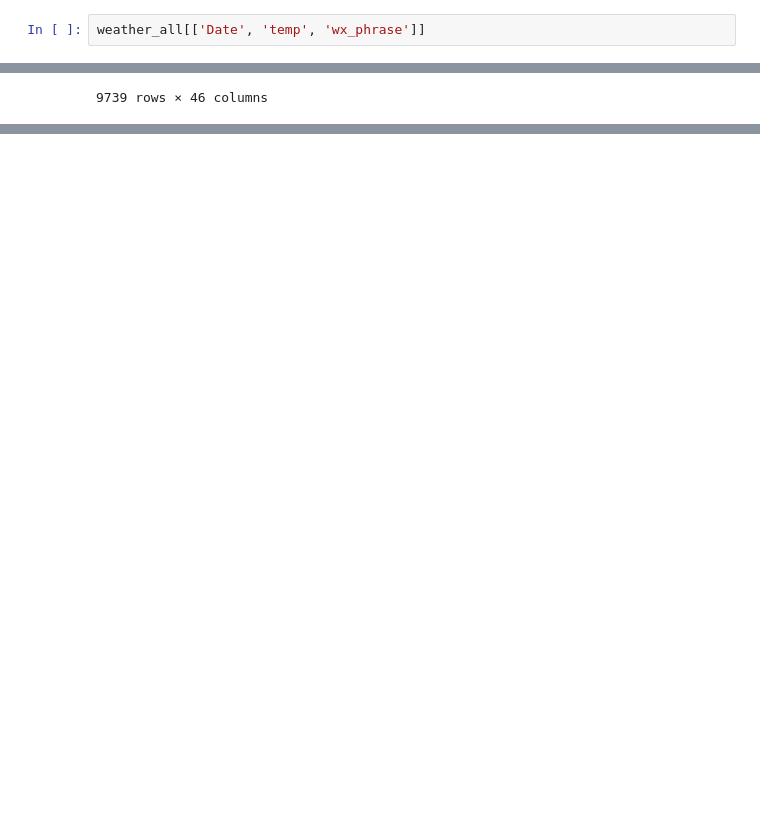
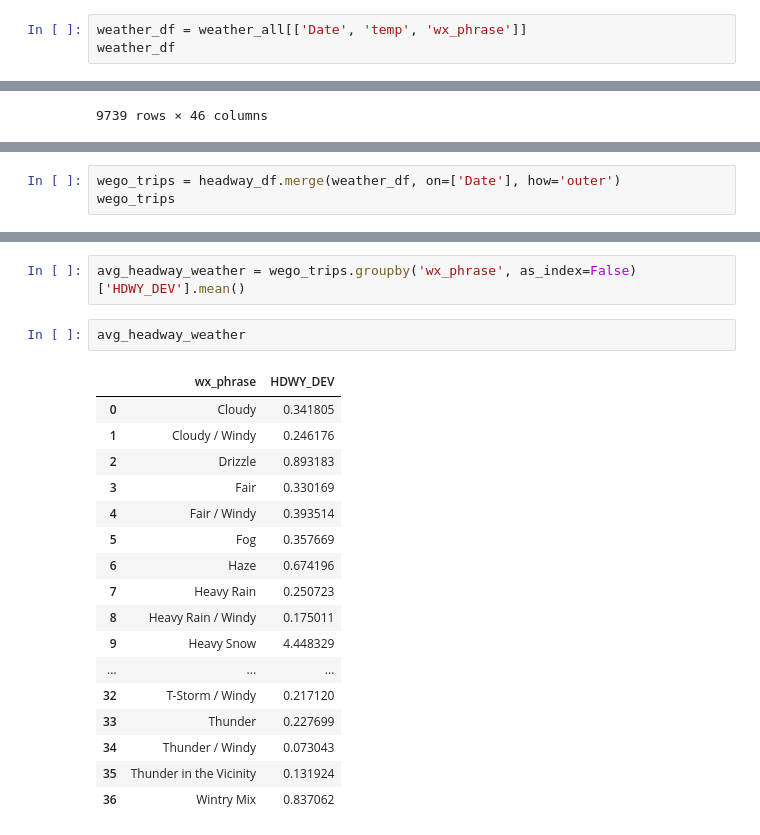
Before and after one commit to NSS-Data-Analytics-Cohort-7/wego-data-world-problems, a Jupyter notebook: notebook/wego-EDA.ipynb, the cells around one changed output, grey strips where cells are left out. Saved outputs shown, nothing was run; the diff lists cells and outputs as text; blank space fills up the shorter version.

```diff
--- a/notebook/wego-EDA.ipynb
+++ b/notebook/wego-EDA.ipynb
@@ -93,6 +93,7 @@ dtype: int64
 # %% [markdown]
 ### narrowing weather data down to date and temperature
 # %%
-weather_all[['Date', 'temp', 'wx_phrase']]
+weather_df = weather_all[['Date', 'temp', 'wx_phrase']]
+weather_df
 # %% [output]
 |  | Date | temp | wx_phrase |
@@ -241,0 +167,3 @@ memory usage: 332.6+ MB
+# %%
+wego_trips = headway_df.merge(weather_df, on=['Date'], how='outer')
+wego_trips
@@ -241,0 +196,22 @@ memory usage: 332.6+ MB
+# %%
+avg_headway_weather = wego_trips.groupby('wx_phrase', as_index=False)['HDWY_DEV'].mean()
+# %%
+avg_headway_weather
+# %% [output]
+|  | wx_phrase | HDWY_DEV |
+| 0 | Cloudy | 0.341805 |
+| 1 | Cloudy / Windy | 0.246176 |
+| 2 | Drizzle | 0.893183 |
+| 3 | Fair | 0.330169 |
+| 4 | Fair / Windy | 0.393514 |
+| 5 | Fog | 0.357669 |
+| 6 | Haze | 0.674196 |
+| 7 | Heavy Rain | 0.250723 |
+| 8 | Heavy Rain / Windy | 0.175011 |
+| 9 | Heavy Snow | 4.448329 |
+| ... | ... | ... |
+| 32 | T-Storm / Windy | 0.217120 |
+| 33 | Thunder | 0.227699 |
+| 34 | Thunder / Windy | 0.073043 |
+| 35 | Thunder in the Vicinity | 0.131924 |
+| 36 | Wintry Mix | 0.837062 |
```
Also changed, not shown: parts of 10 cells of this notebook.
